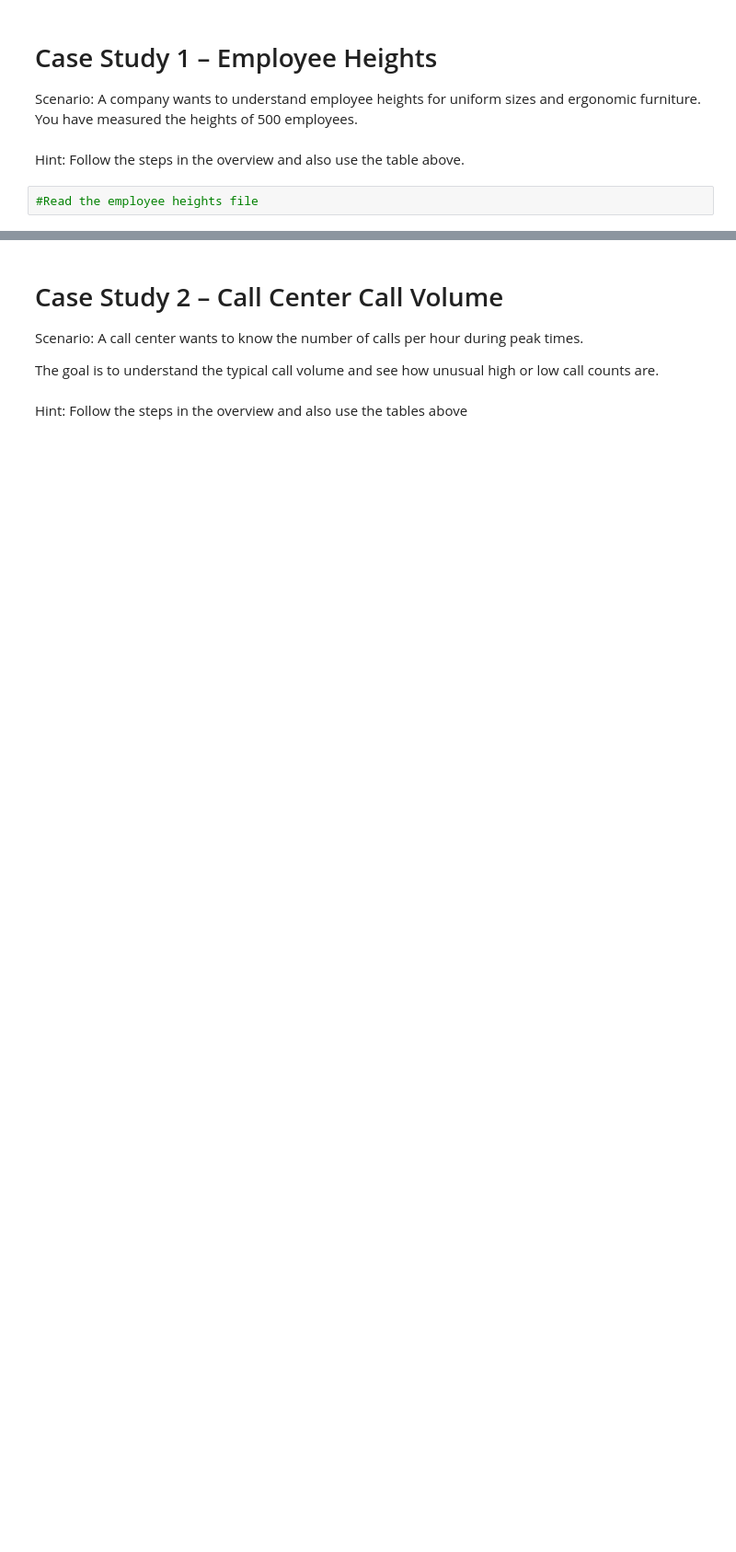
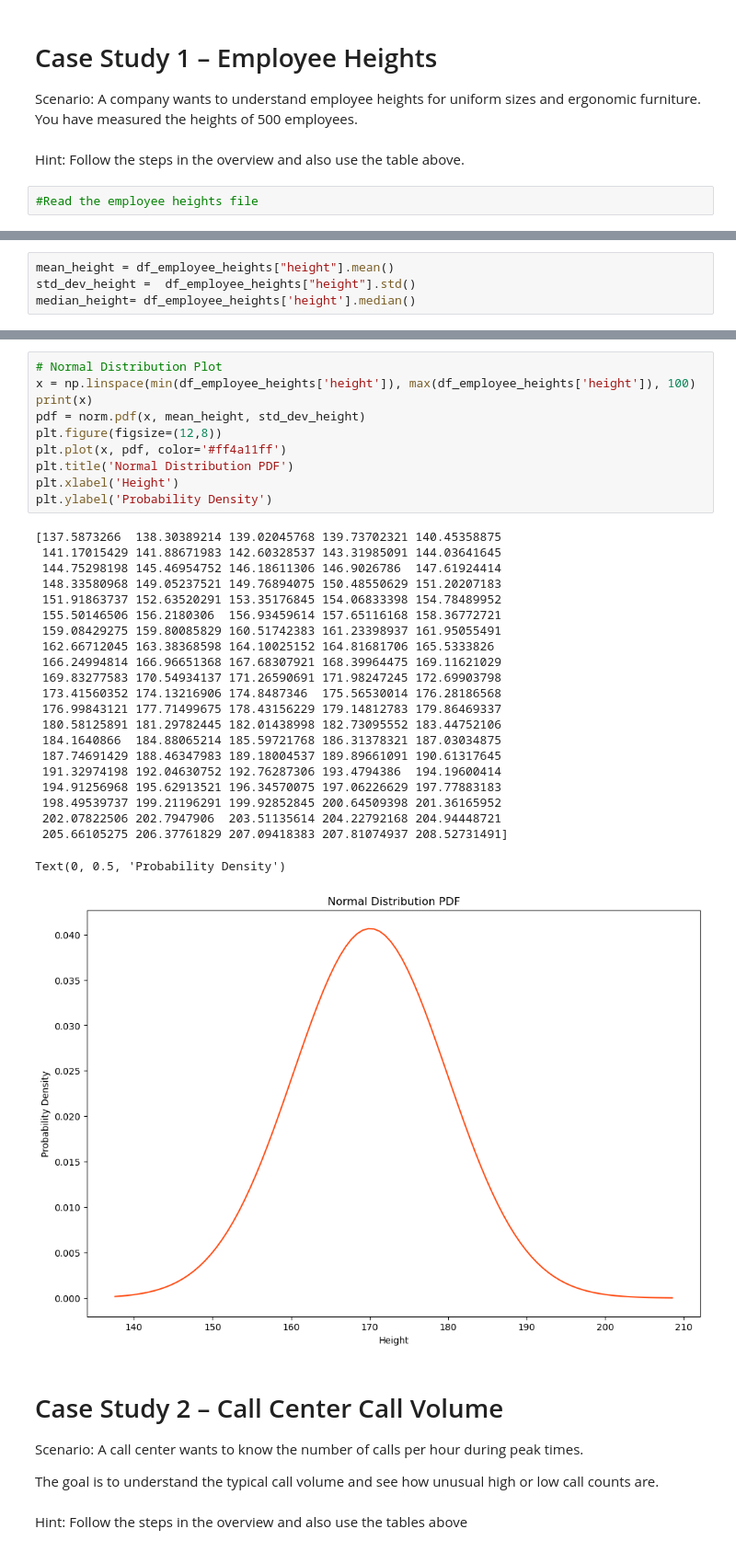
Before and after one commit to amandawang90-spec/neuefische-data-analysis-180825-advanced_analytics_module_and_projects, a Jupyter notebook: 01_distribution_functions/exercises/Distribution_Functions_Exercise.ipynb, the cells around one changed output, grey strips where cells are left out. Shown: that part at 92% size. Saved outputs shown, nothing was run; the diff lists cells and outputs as text; blank space fills up the shorter version.

```diff
--- a/01_distribution_functions/exercises/Distribution_Functions_Exercise.ipynb
+++ b/01_distribution_functions/exercises/Distribution_Functions_Exercise.ipynb
@@ -32,0 +61,4 @@ Hint: Follow the steps in the overview and also use the table above.
+# %%
+mean_height = df_employee_heights["height"].mean()
+std_dev_height =  df_employee_heights["height"].std()
+median_height= df_employee_heights['height'].median()
@@ -33,3 +82,36 @@ Hint: Follow the steps in the overview and also use the table above.
+# %%
+# Normal Distribution Plot
+x = np.linspace(min(df_employee_heights['height']), max(df_employee_heights['height']), 100)
+print(x)
+pdf = norm.pdf(x, mean_height, std_dev_height)
+plt.figure(figsize=(12,8))
+plt.plot(x, pdf, color='#ff4a11ff')
+plt.title('Normal Distribution PDF')
+plt.xlabel('Height')
+plt.ylabel('Probability Density')
+# %% [output]
+[137.5873266  138.30389214 139.02045768 139.73702321 140.45358875
+ 141.17015429 141.88671983 142.60328537 143.31985091 144.03641645
+ 144.75298198 145.46954752 146.18611306 146.9026786  147.61924414
+ 148.33580968 149.05237521 149.76894075 150.48550629 151.20207183
+ 151.91863737 152.63520291 153.35176845 154.06833398 154.78489952
+ 155.50146506 156.2180306  156.93459614 157.65116168 158.36772721
+ 159.08429275 159.80085829 160.51742383 161.23398937 161.95055491
+ 162.66712045 163.38368598 164.10025152 164.81681706 165.5333826
+ 166.24994814 166.96651368 167.68307921 168.39964475 169.11621029
+ 169.83277583 170.54934137 171.26590691 171.98247245 172.69903798
+ 173.41560352 174.13216906 174.8487346  175.56530014 176.28186568
+ 176.99843121 177.71499675 178.43156229 179.14812783 179.86469337
+ 180.58125891 181.29782445 182.01438998 182.73095552 183.44752106
+ 184.1640866  184.88065214 185.59721768 186.31378321 187.03034875
+ 187.74691429 188.46347983 189.18004537 189.89661091 190.61317645
+ 191.32974198 192.04630752 192.76287306 193.4794386  194.19600414
+ 194.91256968 195.62913521 196.34570075 197.06226629 197.77883183
+ 198.49539737 199.21196291 199.92852845 200.64509398 201.36165952
+ 202.07822506 202.7947906  203.51135614 204.22792168 204.94448721
+ 205.66105275 206.37761829 207.09418383 207.81074937 208.52731491]
+Text(0, 0.5, 'Probability Density')
+[figure, added]
 # %% [markdown]
 # Case Study 2 – Call Center Call Volume
 
```
Also changed, not shown: parts of 34 cells of this notebook, 2 other files.
